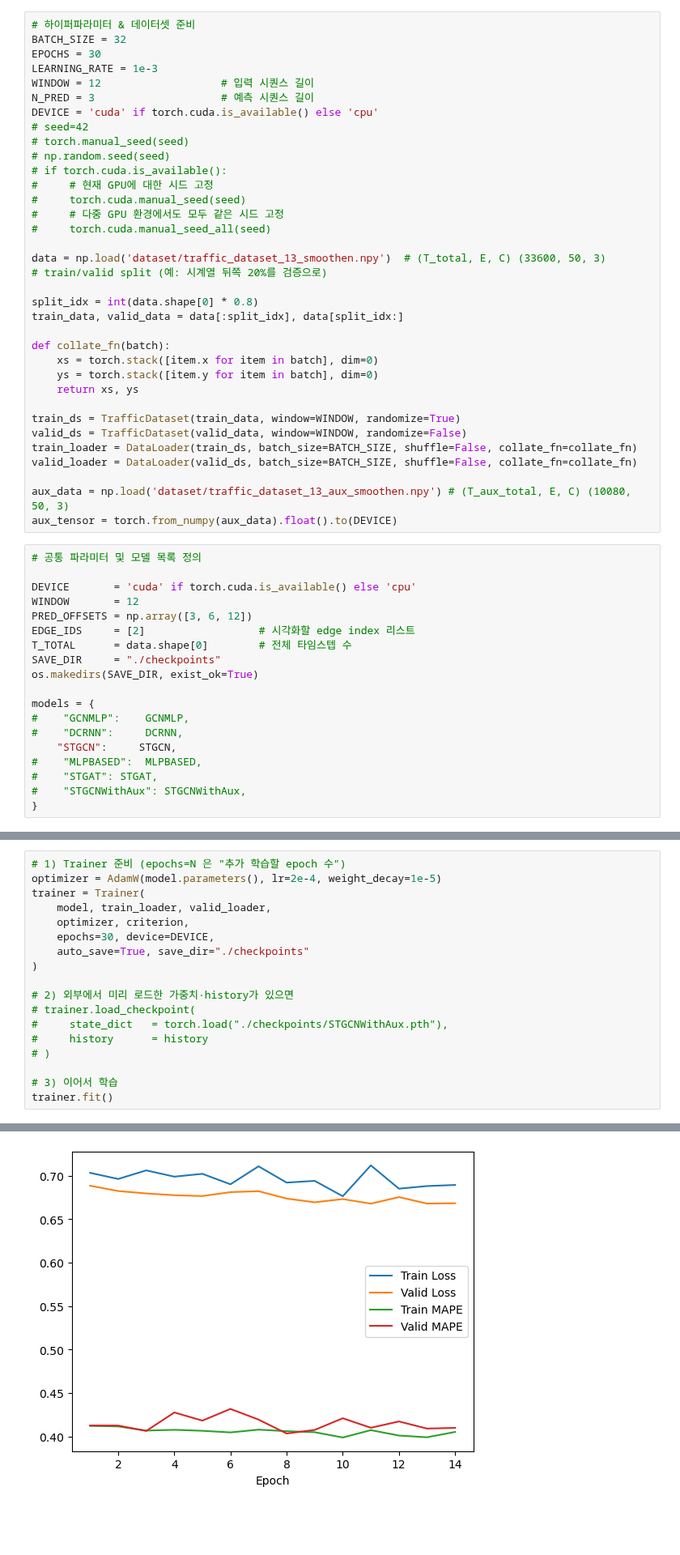
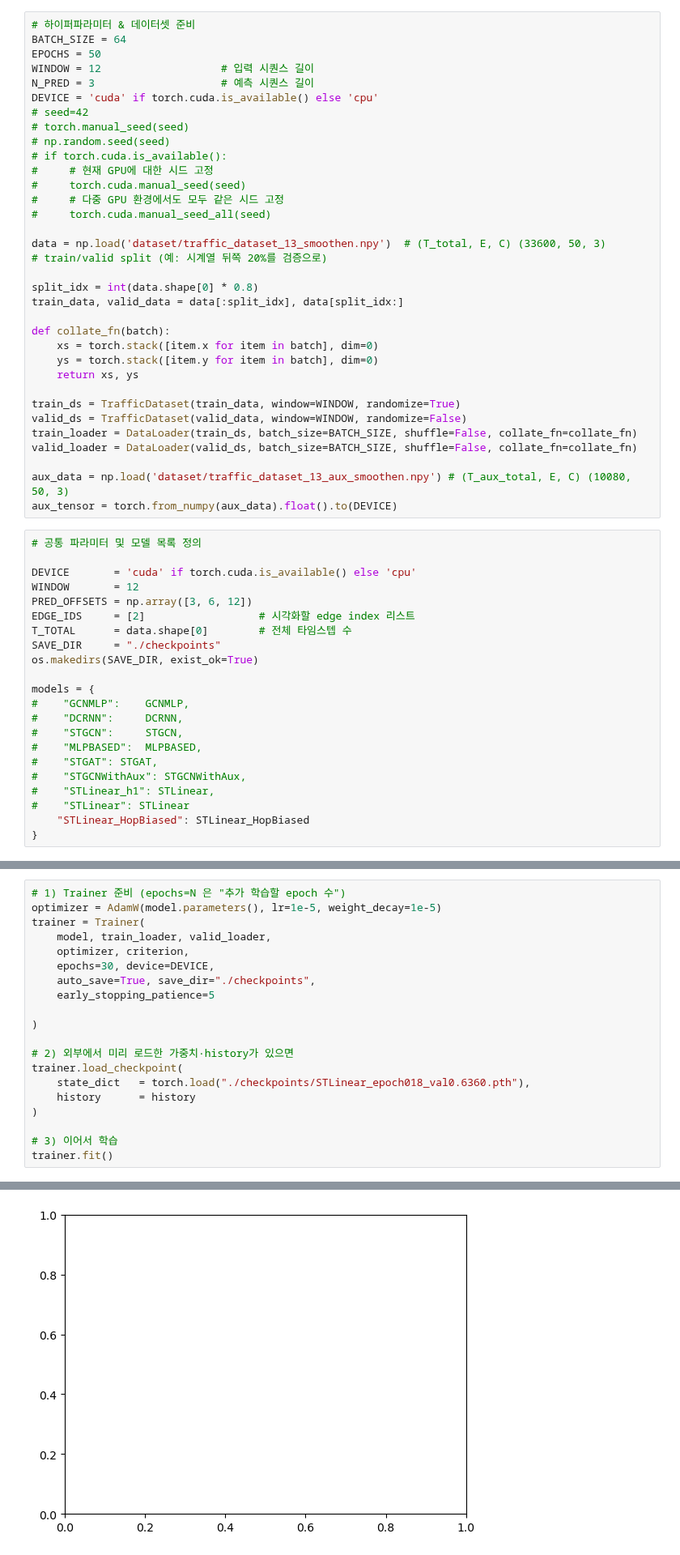
Before and after one commit to HiverXD/Traffic-Congestion-Prediction, a Jupyter notebook: src/baseline_train_refactoring.ipynb, the cells around one changed output, grey strips where cells are left out. Shown at 81% size. Cells and saved outputs as stored; diff of their text form; blank space fills up the shorter version.

```diff
--- a/src/baseline_train_refactoring.ipynb
+++ b/src/baseline_train_refactoring.ipynb
@@ -36,9 +38,8 @@ class MAPELoss(nn.Module):
         return loss.mean()
 # %%
 # 하이퍼파라미터 & 데이터셋 준비
-BATCH_SIZE = 32
-EPOCHS = 30
-LEARNING_RATE = 1e-3
+BATCH_SIZE = 64
+EPOCHS = 50
 WINDOW = 12                   # 입력 시퀀스 길이
 N_PRED = 3                    # 예측 시퀀스 길이
 DEVICE = 'cuda' if torch.cuda.is_available() else 'cpu'
@@ -83,10 +84,13 @@ os.makedirs(SAVE_DIR, exist_ok=True)
 models = {
 #    "GCNMLP":    GCNMLP,
 #    "DCRNN":     DCRNN,
-    "STGCN":     STGCN,
+#    "STGCN":     STGCN,
 #    "MLPBASED":  MLPBASED,
 #    "STGAT": STGAT,
 #    "STGCNWithAux": STGCNWithAux,
+#    "STLinear_h1": STLinear,
+#    "STLinear": STLinear
+    "STLinear_HopBiased": STLinear_HopBiased
 }
 # %%
 # Training
@@ -259,18 +201,20 @@ history = {'train_loss': [2.9227825364274898,
 # %%
 # 1) Trainer 준비 (epochs=N 은 "추가 학습할 epoch 수")
-optimizer = AdamW(model.parameters(), lr=2e-4, weight_decay=1e-5)
+optimizer = AdamW(model.parameters(), lr=1e-5, weight_decay=1e-5)
 trainer = Trainer(
     model, train_loader, valid_loader,
     optimizer, criterion,
     epochs=30, device=DEVICE,
-    auto_save=True, save_dir="./checkpoints"
+    auto_save=True, save_dir="./checkpoints",
+    early_stopping_patience=5
+
 )
 
 # 2) 외부에서 미리 로드한 가중치·history가 있으면
-# trainer.load_checkpoint(
-#     state_dict   = torch.load("./checkpoints/STGCNWithAux.pth"),
-#     history      = history
-# )
+trainer.load_checkpoint(
+    state_dict   = torch.load("./checkpoints/STLinear_epoch018_val0.6360.pth"),
+    history      = history
+)
 
 # 3) 이어서 학습
 trainer.fit()
@@ -278 +223 @@ trainer.fit()
-[figure, old version]
+[figure, new version]
```
Also changed, not shown: parts of 8 cells of this notebook.
